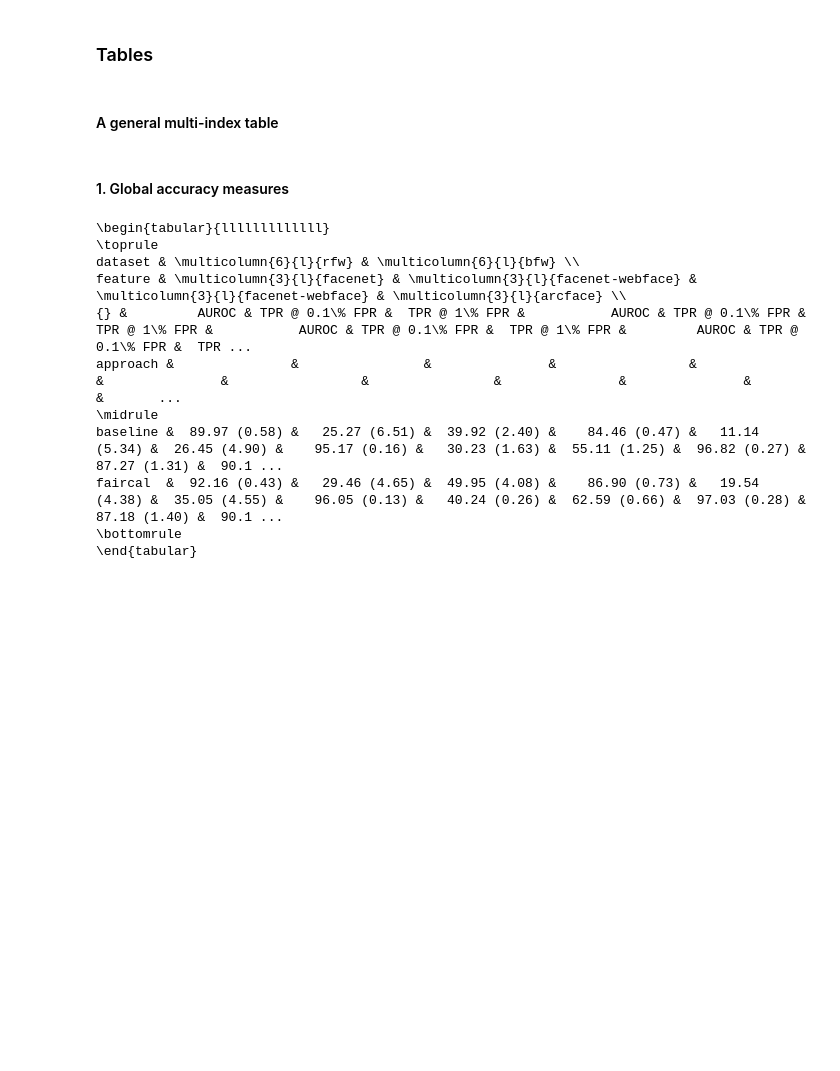
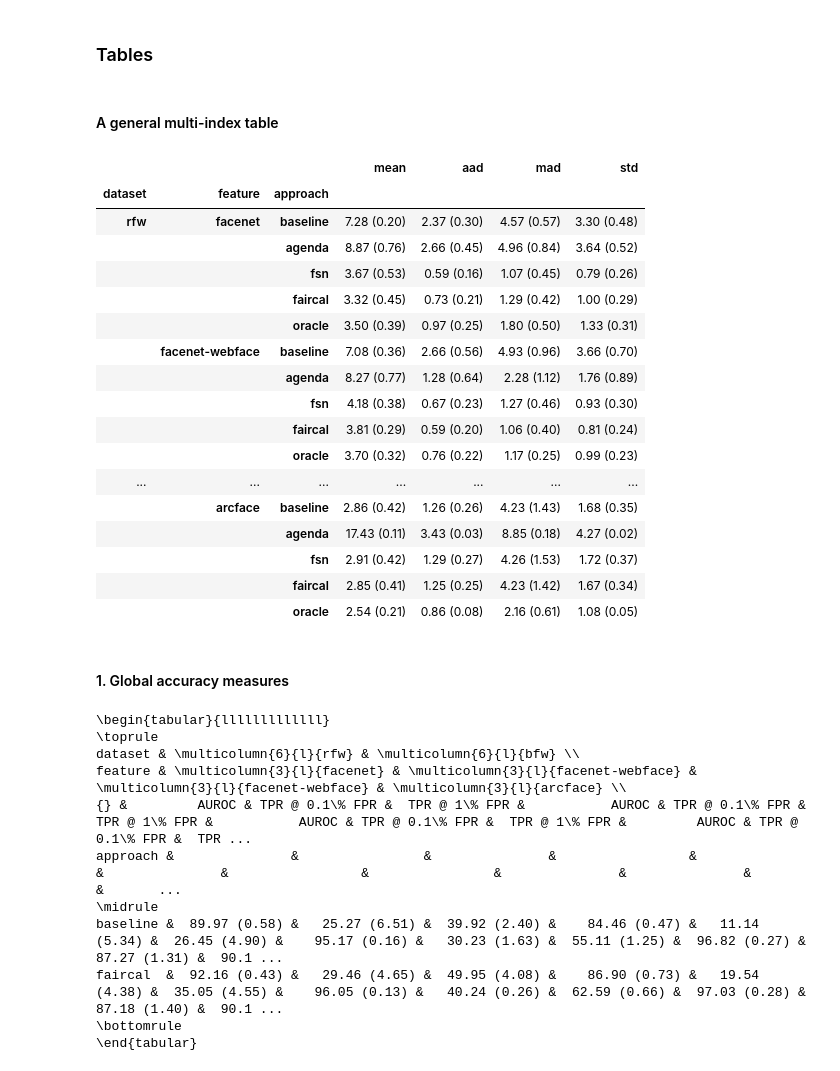
Before and after one commit to margajdon/reproduction-FAIRCAL, a Jupyter notebook: notebooks/Better_Tables.ipynb, the cells around one changed output. Saved outputs shown, nothing was run; the diff lists cells and outputs as text; code cells hidden in the pictures; blank space fills up the shorter version.

```diff
--- a/notebooks/Better_Tables.ipynb
+++ b/notebooks/Better_Tables.ipynb
@@ -237,12 +237,12 @@ def get_table_for(objective, global_error=1e-2, setting='global'):
                             data_work = data_work
 
                             # computing metrics for averaged over each fold
-                            mean = data_work.mean(axis=0)
+                            mean = data_work.mean(axis=1)
                             data_metric = {
-                                'mean': data_work.mean(axis=0),
-                                'aad': data_work.sub(mean, axis=1).abs().mean(axis=0),
-                                'mad': data_work.sub(mean, axis=1).abs().max(axis=0),
-                                'std': data_work.std(axis=0)
+                                'mean': data_work.mean(axis=1),
+                                'aad': data_work.sub(mean, axis=0).abs().mean(axis=1),
+                                'mad': data_work.sub(mean, axis=0).abs().max(axis=1),
+                                'std': data_work.std(axis=1)
                             }
 
                             # computing metrics for averaged over each subgroup
@@ -254,33 +254,52 @@ def get_table_for(objective, global_error=1e-2, setting='global'):
     elif objective == 'predictive_equality' or objective == 'equal_opportunity':
         metrics = ['aad', 'mad', 'std']
         for metric in metrics:
             data[metric] = ''
 
         for dataset in indices:
             att = 'att' if dataset == 'bfw' else 'ethnicity'
             _, subgroups = DataManager.get_sensitive_attributes_subgroups(dataset)
             for feature in indices[dataset]:
                 for approach in approaches:
                     folds_x_subgroups = pd.DataFrame()
                     for i, subgroup in enumerate(subgroups[att]):
                         data_object = DataManager(dataset, feature, approach, objective, subgroup=subgroup, at_error=global_error)
                         folds_x_subgroups[subgroup] = data_object.provide_data(objective)
 
                     # computing metrics for averaged over each subgroup
                     mean = folds_x_subgroups.mean(axis=1)
                     data_work = {'aad': folds_x_subgroups.sub(mean, axis=0).abs().mean(axis=1),
                                  'mad': folds_x_subgroups.sub(mean, axis=0).abs().max(axis=1),
                                  'std': folds_x_subgroups.std(axis=1)
                                 }
                     # computing metrics for averaged over each fold
                     for metric in metrics:
                         mean = '%.2f' % (data_work[metric].mean() * 100)
                         std = '%.2f' % (data_work[metric].std() * 100)
                         data.loc[dataset, feature, approach][metric] = f'{mean} ({std})'
     else:
         print('Please specify a valid objective.')
 
     return data
+# %% [output]
+|  |  |  | mean | aad | mad | std |
+| dataset | feature | approach |  |  |  |  |
+| rfw | facenet | baseline | 7.28 (0.20) | 2.37 (0.30) | 4.57 (0.57) | 3.30 (0.48) |
+|  |  | agenda | 8.87 (0.76) | 2.66 (0.45) | 4.96 (0.84) | 3.64 (0.52) |
+|  |  | fsn | 3.67 (0.53) | 0.59 (0.16) | 1.07 (0.45) | 0.79 (0.26) |
+|  |  | faircal | 3.32 (0.45) | 0.73 (0.21) | 1.29 (0.42) | 1.00 (0.29) |
+|  |  | oracle | 3.50 (0.39) | 0.97 (0.25) | 1.80 (0.50) | 1.33 (0.31) |
+|  | facenet-webface | baseline | 7.08 (0.36) | 2.66 (0.56) | 4.93 (0.96) | 3.66 (0.70) |
+|  |  | agenda | 8.27 (0.77) | 1.28 (0.64) | 2.28 (1.12) | 1.76 (0.89) |
+|  |  | fsn | 4.18 (0.38) | 0.67 (0.23) | 1.27 (0.46) | 0.93 (0.30) |
+|  |  | faircal | 3.81 (0.29) | 0.59 (0.20) | 1.06 (0.40) | 0.81 (0.24) |
+|  |  | oracle | 3.70 (0.32) | 0.76 (0.22) | 1.17 (0.25) | 0.99 (0.23) |
+| ... | ... | ... | ... | ... | ... | ... |
+|  | arcface | baseline | 2.86 (0.42) | 1.26 (0.26) | 4.23 (1.43) | 1.68 (0.35) |
+|  |  | agenda | 17.43 (0.11) | 3.43 (0.03) | 8.85 (0.18) | 4.27 (0.02) |
+|  |  | fsn | 2.91 (0.42) | 1.29 (0.27) | 4.26 (1.53) | 1.72 (0.37) |
+|  |  | faircal | 2.85 (0.41) | 1.25 (0.25) | 4.23 (1.42) | 1.67 (0.34) |
+|  |  | oracle | 2.54 (0.21) | 0.86 (0.08) | 2.16 (0.61) | 1.08 (0.05) |
 # %%
 def get_latex_for(df, objective):
     df = df.reset_index()
```
